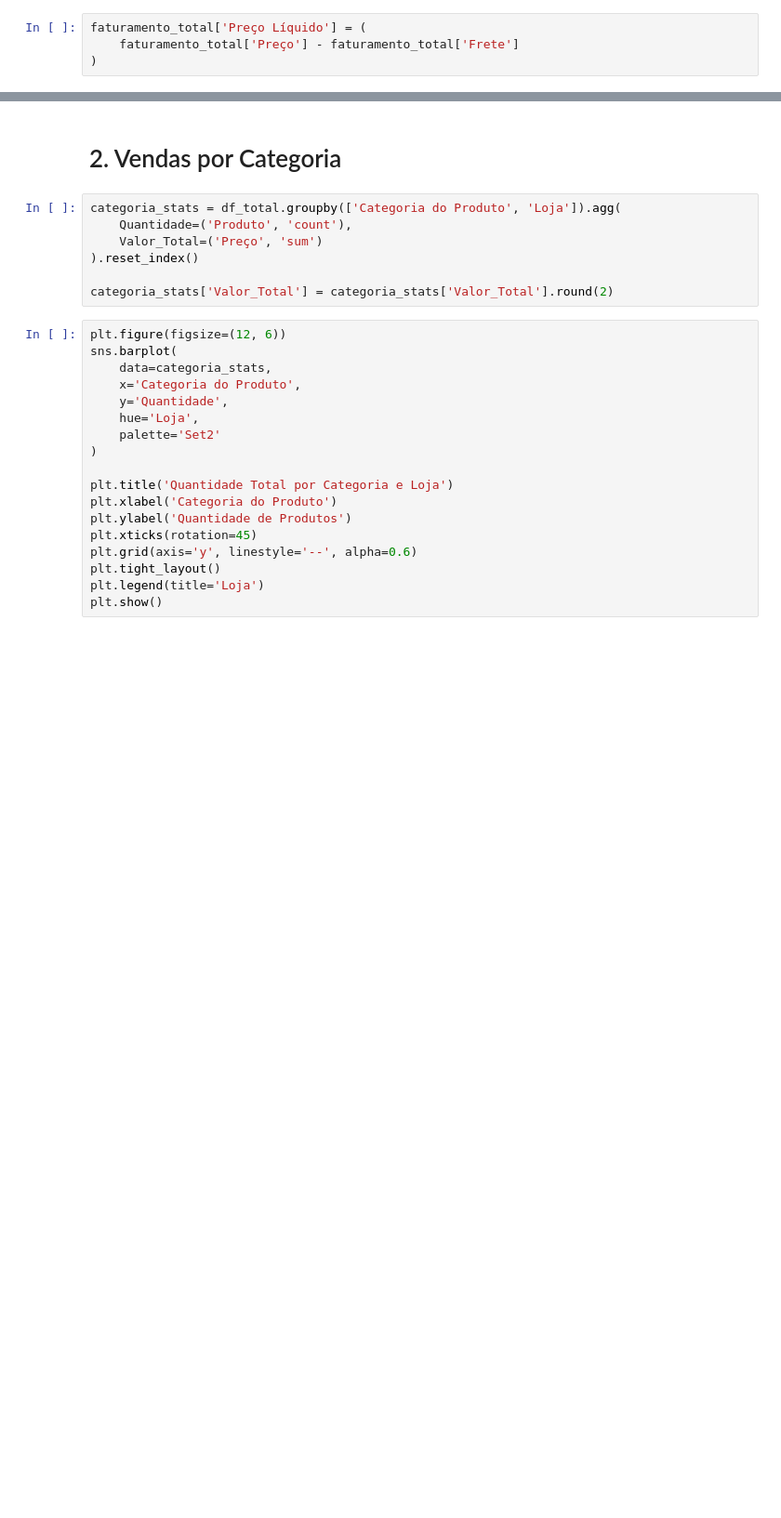
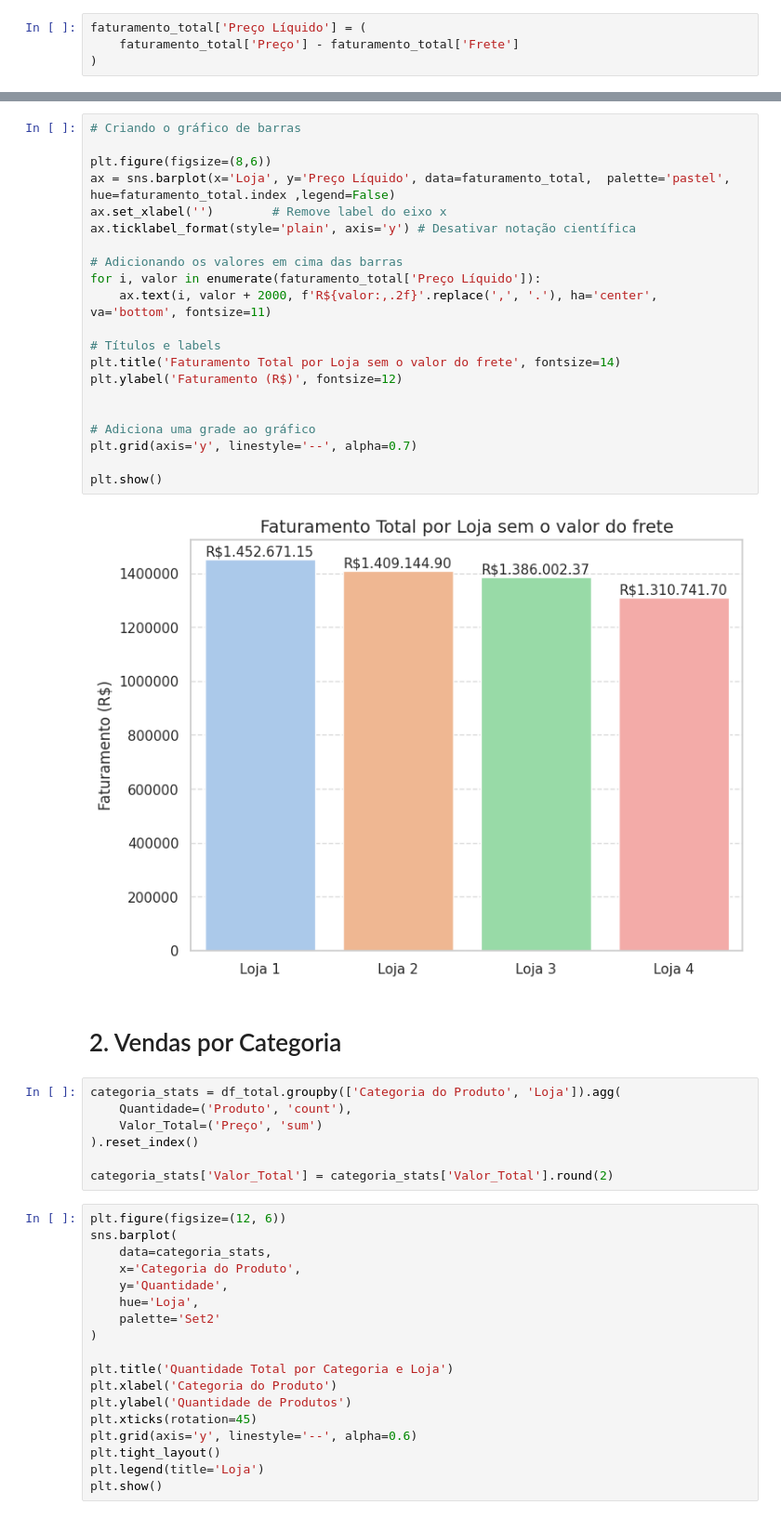
Before and after one commit to inaianebarros/alura-store, a Jupyter notebook: AluraStoreBr.ipynb, the cells around one changed output, grey strips where cells are left out. Shown at 93% size. Drawn from its saved outputs; the diff is of its cells as text; blank space fills up the shorter version.

```diff
--- a/AluraStoreBr.ipynb
+++ b/AluraStoreBr.ipynb
@@ -73,3 +97,26 @@ plt.show()
+# %%
+# Criando o gráfico de barras
+
+plt.figure(figsize=(8,6))
+ax = sns.barplot(x='Loja', y='Preço Líquido', data=faturamento_total,  palette='pastel', hue=faturamento_total.index ,legend=False)
+ax.set_xlabel('')        # Remove label do eixo x
+ax.ticklabel_format(style='plain', axis='y') # Desativar notação científica
+
+# Adicionando os valores em cima das barras
+for i, valor in enumerate(faturamento_total['Preço Líquido']):
+    ax.text(i, valor + 2000, f'R${valor:,.2f}'.replace(',', '.'), ha='center', va='bottom', fontsize=11)
+
+# Títulos e labels
+plt.title('Faturamento Total por Loja sem o valor do frete', fontsize=14)
+plt.ylabel('Faturamento (R$)', fontsize=12)
+
+
+# Adiciona uma grade ao gráfico
+plt.grid(axis='y', linestyle='--', alpha=0.7)
+
+plt.show()
+# %% [output]
+[figure, added]
 # %% [markdown]
 # 2. Vendas por Categoria
 # %%
```
Also changed, not shown: parts of 11 cells of this notebook.
